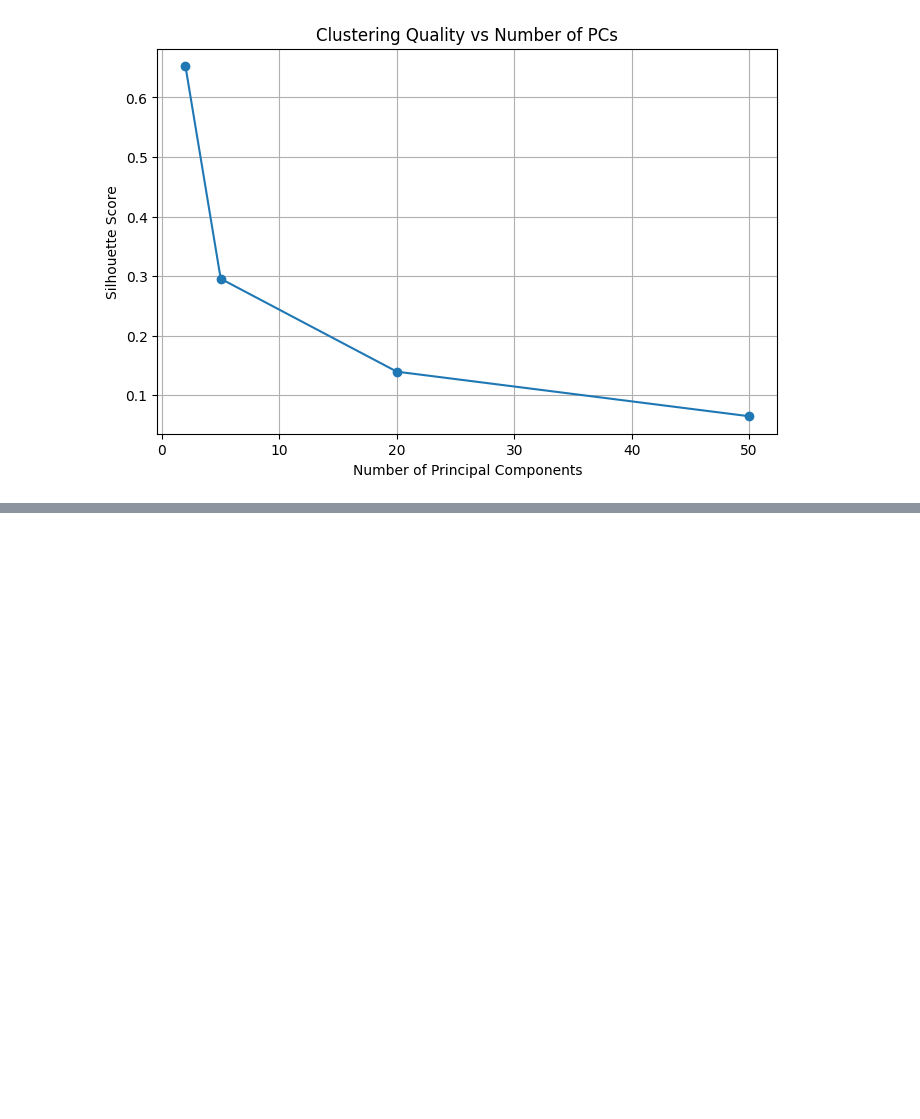
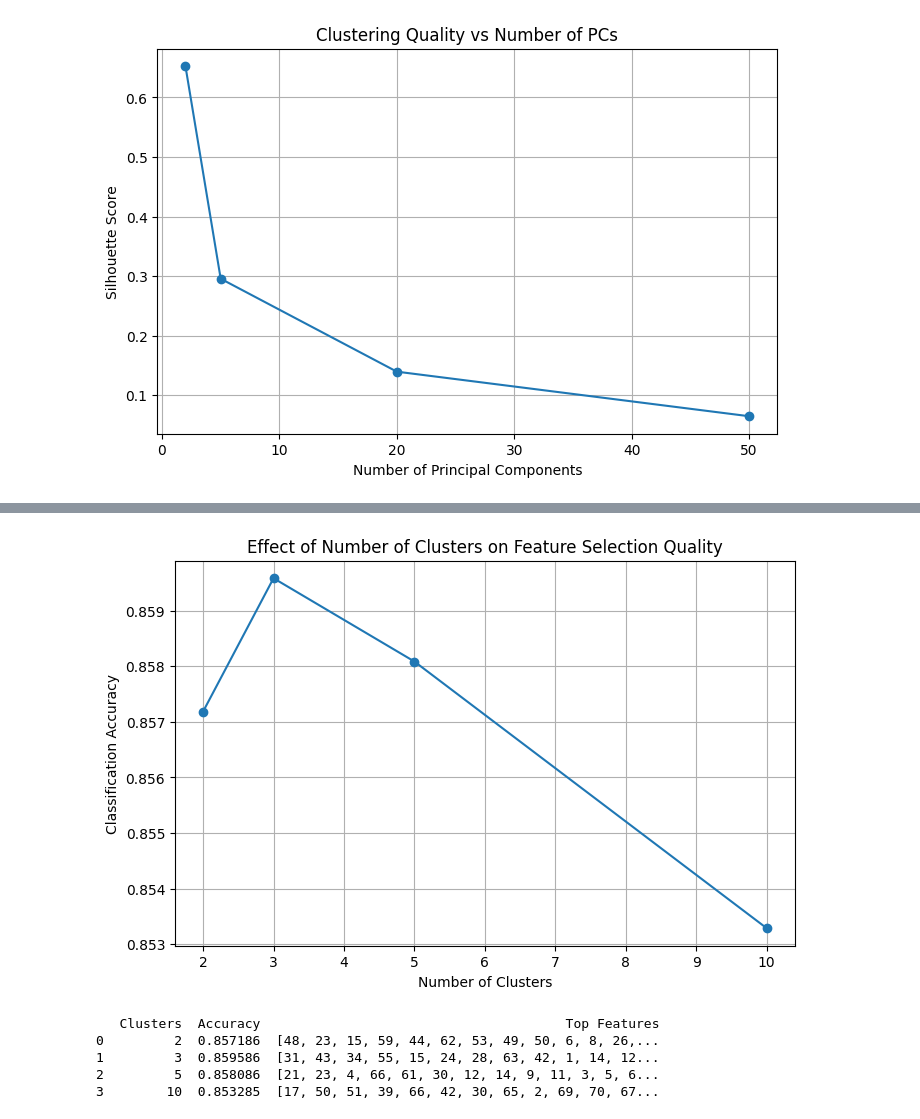
Before and after one commit to tkm-analytics/welcome_data_science, a Jupyter notebook: Telecom_Analysis/hp_tuning.ipynb, the cells around one changed output, grey strips where cells are left out. Drawn from its saved outputs; the diff is of its cells as text; code cells hidden in the pictures; blank space fills up the shorter version.

```diff
--- a/Telecom_Analysis/hp_tuning.ipynb
+++ b/Telecom_Analysis/hp_tuning.ipynb
@@ -127,0 +86,46 @@ plt.show()
+# %%
+# --- Number of Clusters for Unsupervised Feature Selection ---
+cluster_counts = [2, 3, 5, 10]
+feature_selection_results = []
+
+for n_clusters in cluster_counts:
+    kmeans = KMeans(n_clusters=n_clusters, random_state=42, n_init=10)
+    cluster_labels = kmeans.fit_predict(X)
+
+    feature_importance = np.zeros(X.shape[1])
+    for cluster in range(n_clusters):
+        cluster_mean = X[cluster_labels == cluster].mean(axis=0)
+        overall_mean = X.mean(axis=0)
+        importance = np.abs(cluster_mean - overall_mean)
+        feature_importance += importance
+
+    top_features = np.argsort(feature_importance)[-20:]
+
+    model = LogisticRegression(penalty='l2', solver='liblinear', random_state=42)
+    model.fit(X[:, top_features], y)
+    accuracy = model.score(X[:, top_features], y)
+
+    feature_selection_results.append({
+        'Clusters': n_clusters,
+        'Accuracy': accuracy,
+        'Top Features': top_features
+    })
+
+feature_selection_df = pd.DataFrame(feature_selection_results)
+
+plt.figure(figsize=(8, 5))
+plt.plot(feature_selection_df['Clusters'], feature_selection_df['Accuracy'], marker='o')
+plt.xlabel('Number of Clusters')
+plt.ylabel('Classification Accuracy')
+plt.title('Effect of Number of Clusters on Feature Selection Quality')
+plt.grid(True)
+plt.show()
+
+print(feature_selection_df)
+# %% [output]
+[figure, added]
+   Clusters  Accuracy                                       Top Features
+0         2  0.857186  [48, 23, 15, 59, 44, 62, 53, 49, 50, 6, 8, 26,...
+1         3  0.859586  [31, 43, 34, 55, 15, 24, 28, 63, 42, 1, 14, 12...
+2         5  0.858086  [21, 23, 4, 66, 61, 30, 12, 14, 9, 11, 3, 5, 6...
+3        10  0.853285  [17, 50, 51, 39, 66, 42, 30, 65, 2, 69, 70, 67...
```
Also changed, not shown: parts of 2 cells of this notebook.
